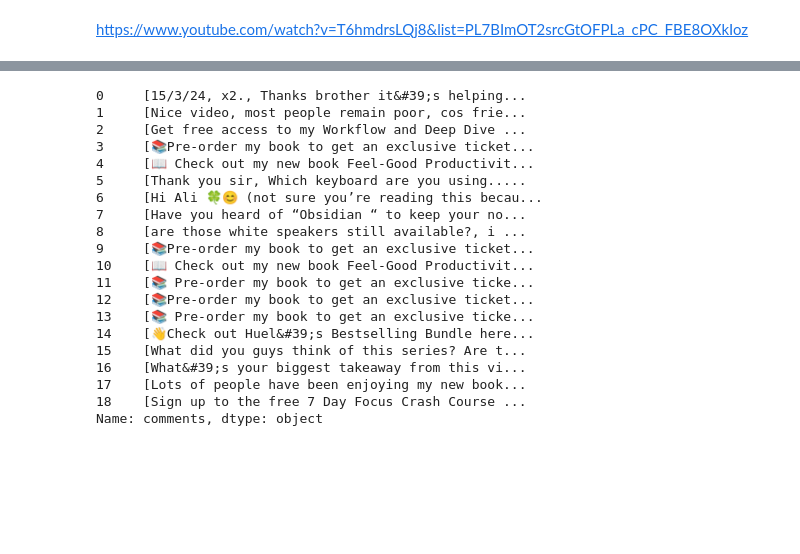
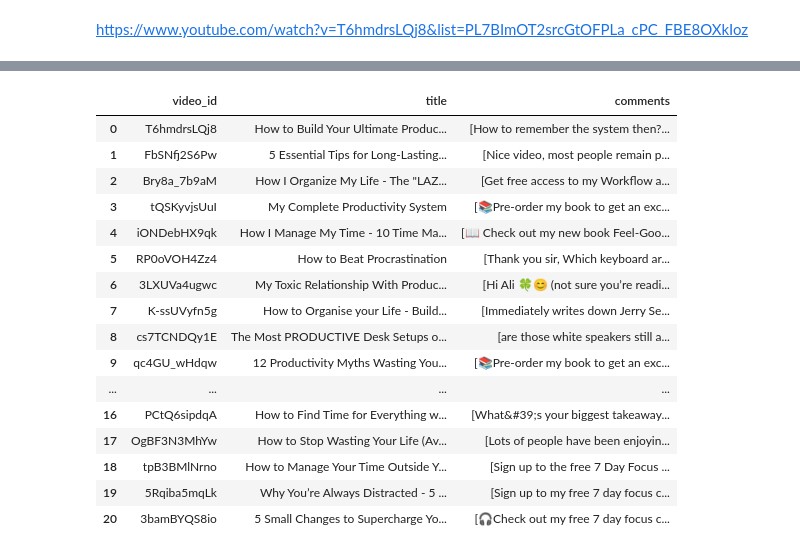
Before and after one commit to SiddhantG11/YouTube_Analysis, a Jupyter notebook: Ali.ipynb, the cells around one changed output, grey strips where cells are left out. Drawn from its saved outputs; the diff is of its cells as text; code cells hidden in the pictures; blank space fills up the shorter version.

```diff
--- a/Ali.ipynb
+++ b/Ali.ipynb
@@ -143,26 +142,23 @@ HttpError: <HttpError 400 when requesting https://youtube.googleapis.com/youtube
 # %%
-df['comments']
+df
 # %% [output]
-0     [15/3/24, x2., Thanks brother it&#39;s helping...
-1     [Nice video, most people remain poor, cos frie...
-2     [Get free access to my Workflow and Deep Dive ...
-3     [📚Pre-order my book to get an exclusive ticket...
-4     [📖 Check out my new book Feel-Good Productivit...
-5     [Thank you sir, Which keyboard are you using.....
-6     [Hi Ali 🍀😊 (not sure you’re reading this becau...
-7     [Have you heard of “Obsidian “ to keep your no...
-8     [are those white speakers still available?, i ...
-9     [📚Pre-order my book to get an exclusive ticket...
-10    [📖 Check out my new book Feel-Good Productivit...
-11    [📚 Pre-order my book to get an exclusive ticke...
-12    [📚Pre-order my book to get an exclusive ticket...
-13    [📚 Pre-order my book to get an exclusive ticke...
-14    [👋Check out Huel&#39;s Bestselling Bundle here...
-15    [What did you guys think of this series? Are t...
-16    [What&#39;s your biggest takeaway from this vi...
-17    [Lots of people have been enjoying my new book...
-18    [Sign up to the free 7 Day Focus Crash Course ...
-Name: comments, dtype: object
+|  | video_id | title | comments |
+| 0 | T6hmdrsLQj8 | How to Build Your Ultimate Produc... | [How to remember the system then?... |
+| 1 | FbSNfj2S6Pw | 5 Essential Tips for Long-Lasting... | [Nice video, most people remain p... |
+| 2 | Bry8a_7b9aM | How I Organize My Life - The "LAZ... | [Get free access to my Workflow a... |
+| 3 | tQSKyvjsUuI | My Complete Productivity System | [📚Pre-order my book to get an exc... |
+| 4 | iONDebHX9qk | How I Manage My Time - 10 Time Ma... | [📖 Check out my new book Feel-Goo... |
+| 5 | RP0oVOH4Zz4 | How to Beat Procrastination | [Thank you sir, Which keyboard ar... |
+| 6 | 3LXUVa4ugwc | My Toxic Relationship With Produc... | [Hi Ali 🍀😊 (not sure you’re readi... |
+| 7 | K-ssUVyfn5g | How to Organise your Life - Build... | [Immediately writes down Jerry Se... |
+| 8 | cs7TCNDQy1E | The Most PRODUCTIVE Desk Setups o... | [are those white speakers still a... |
+| 9 | qc4GU_wHdqw | 12 Productivity Myths Wasting You... | [📚Pre-order my book to get an exc... |
+| ... | ... | ... | ... |
+| 16 | PCtQ6sipdqA | How to Find Time for Everything w... | [What&#39;s your biggest takeaway... |
+| 17 | OgBF3N3MhYw | How to Stop Wasting Your Life (Av... | [Lots of people have been enjoyin... |
+| 18 | tpB3BMlNrno | How to Manage Your Time Outside Y... | [Sign up to the free 7 Day Focus ... |
+| 19 | 5Rqiba5mqLk | Why You’re Always Distracted - 5 ... | [Sign up to my free 7 day focus c... |
+| 20 | 3bamBYQS8io | 5 Small Changes to Supercharge Yo... | [🎧Check out my free 7 day focus c... |
 # %%
 df
 # %% [output]
```
Also changed, not shown: parts of 3 cells of this notebook, 3 other files.
